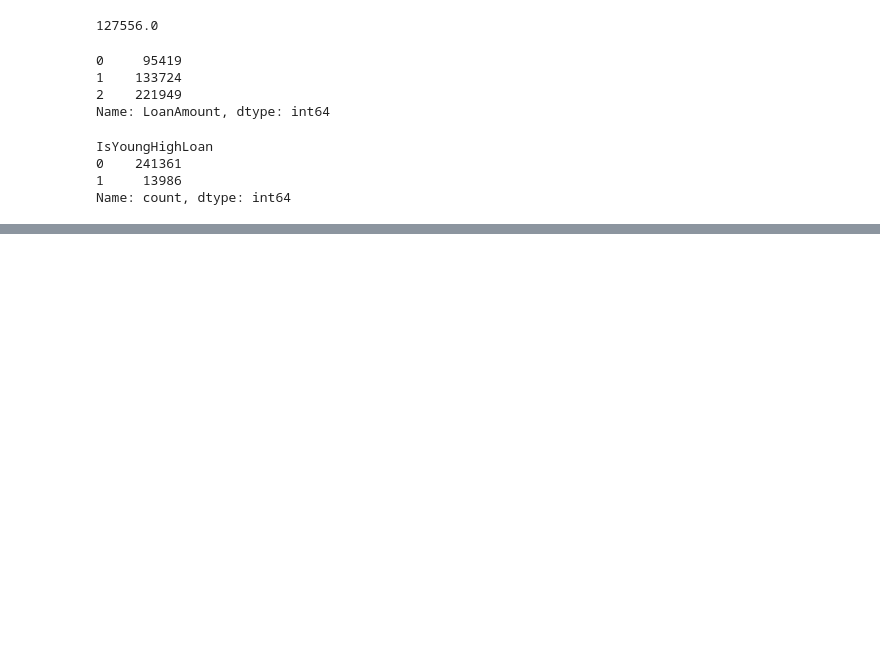
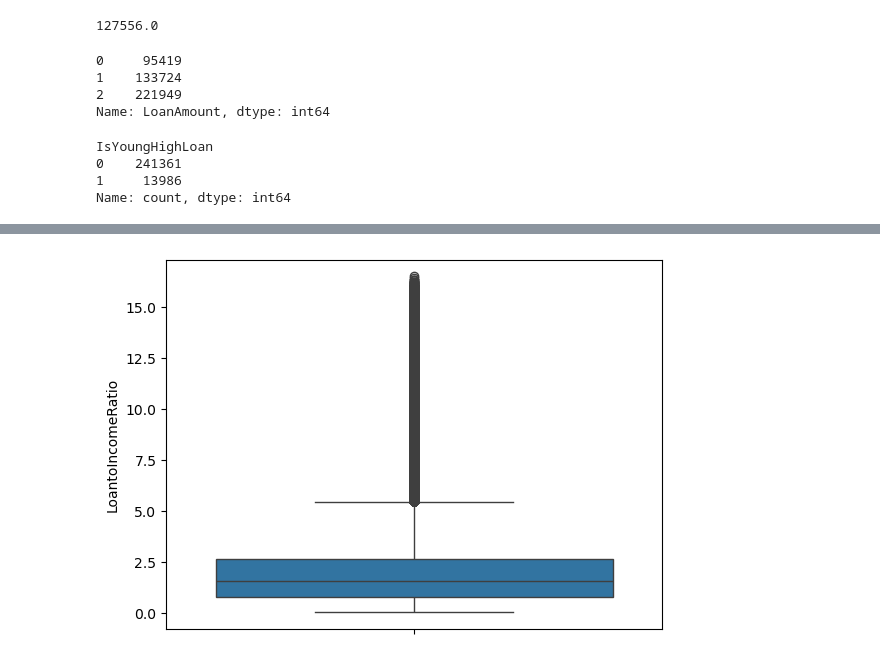
Before and after one commit to Sehajpannu01/loan-risk-fastapi-mlflow, a Jupyter notebook: notebooks/EDA & Data Wrangling.ipynb, the cells around one changed output, grey strips where cells are left out. Saved outputs shown, nothing was run; the diff lists cells and outputs as text; code cells hidden in the pictures; blank space fills up the shorter version.

```diff
--- a/notebooks/EDA & Data Wrangling.ipynb
+++ b/notebooks/EDA & Data Wrangling.ipynb
@@ -146,10 +158,10 @@ Name: 255, dtype: object
 #let's create some new columns using feature engineering:-
 
 #shows whether loan is bigger then the income of applicant.
-data['LoantoIncomeRatio'] = data['LoanAmount'] / data['Income']
+data['LoantoIncomeRatio'] = round(data['LoanAmount'] / data['Income'],2)
 
 #shows an estimate of how much the borrower must pay every month. If it's a big chunk of income it can effect repayment capability.
-data['MonthlyPayment'] = data['LoanAmount'] * (1 + (data['InterestRate'] / 100)) / data['LoanTerm']
+data['MonthlyPayment'] = round(data['LoanAmount'] * (1 + (data['InterestRate'] / 100)) / data['LoanTerm'],2)
 
 # shows how stable job score of a person
 def employment_stability(row):
@@ -167,9 +179,24 @@ data['EmploymentStability'] = data.apply(employment_stability, axis=1)
 #shows risky young borrowers with large loans
 data['IsYoungHighLoan'] = ((data['Age']<25) & (data['LoanAmount']>150000)).astype(int)
 
-#shows if person have dependent then
+#shows if person have dependent then it will increase chances of being default
 data['IsSingleWithDependents'] = ((data['MaritalStatus'] == 'Single') & (data['HasDependents'] == 'Yes')).astype(int)
 
+#shows if a person have co signer or with spuses might default less
+data['HasFinancialSupport'] = ((data['HasCoSigner'] == 'Yes') | (data['MaritalStatus'] == 'Married')).astype(int)
+
+#shows if Debt-to-Income ratio is over 0.5 often indicates risk of being default
+data['HighDTI'] = (data['DTIRatio'] > 0.5).astype(int)
+
+#shows if the person is using loan for which purpose and mark them Essential or Discretionary
+def purpose_group(purpose):
+    if purpose in ['Home', 'Education', 'Auto']:
+        return 'Essential'
+    else:
+        return 'Discretionary'
+
+data['LoanPurposeGroup'] = data['LoanPurpose'].apply(purpose_group)
+
 data.head()
 # %% [output]
 |  | LoanID | Age | Income | LoanAmount | CreditScore | MonthsEmployed | NumCreditLines | InterestRate | ... |
@@ -207,0 +308,5 @@ Name: count, dtype: int64
+# %%
+sns.boxplot(data = data['LoantoIncomeRatio'])
+plt.show()
+# %% [output]
+[figure, added]
```
Also changed, not shown: parts of 32 cells of this notebook, 4 other files.
